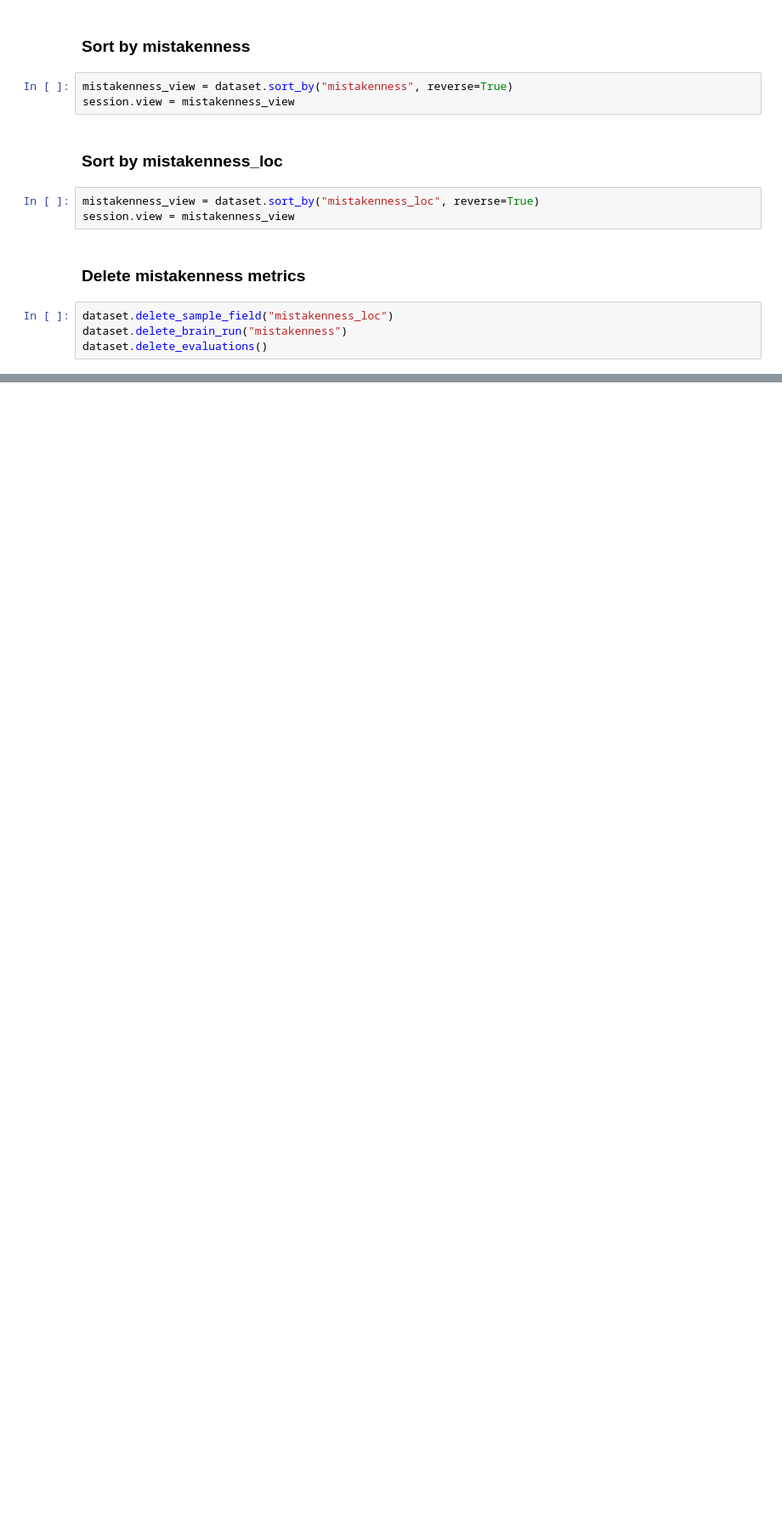
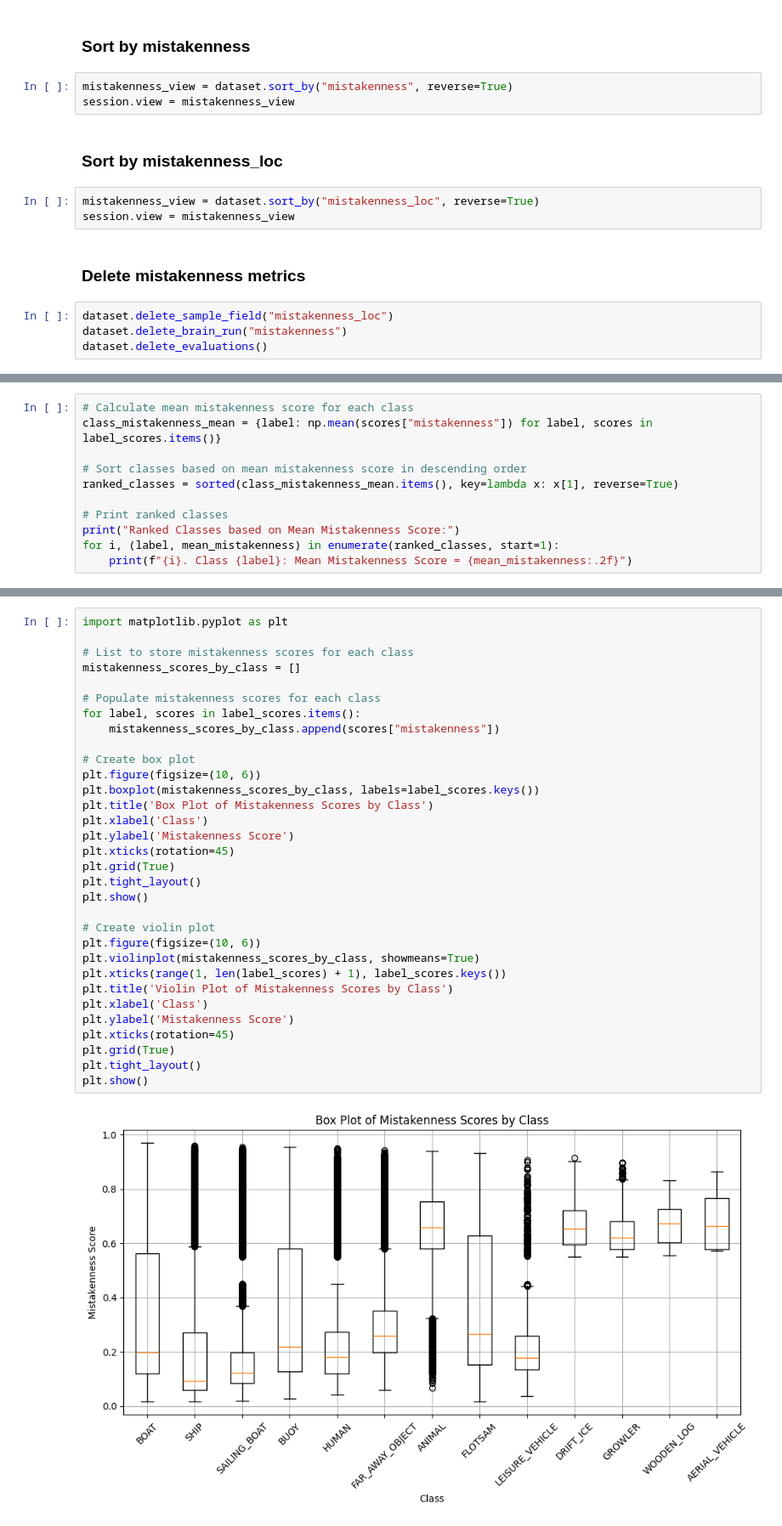
Before and after one commit to SEA-AI/seametrics, a Jupyter notebook: notebooks/compute_mistakenness.ipynb, the cells around one changed output, grey strips where cells are left out. Shown at 85% size. Drawn from its saved outputs; the diff is of its cells as text; blank space fills up the shorter version.

```diff
--- a/notebooks/compute_mistakenness.ipynb
+++ b/notebooks/compute_mistakenness.ipynb
@@ -162,0 +300,11 @@ dataset.delete_evaluations()
+# %%
+# Calculate mean mistakenness score for each class
+class_mistakenness_mean = {label: np.mean(scores["mistakenness"]) for label, scores in label_scores.items()}
+
+# Sort classes based on mean mistakenness score in descending order
+ranked_classes = sorted(class_mistakenness_mean.items(), key=lambda x: x[1], reverse=True)
+
+# Print ranked classes
+print("Ranked Classes based on Mean Mistakenness Score:")
+for i, (label, mean_mistakenness) in enumerate(ranked_classes, start=1):
+    print(f"{i}. Class {label}: Mean Mistakenness Score = {mean_mistakenness:.2f}")
@@ -162,0 +328,34 @@ dataset.delete_evaluations()
+# %%
+import matplotlib.pyplot as plt
+
+# List to store mistakenness scores for each class
+mistakenness_scores_by_class = []
+
+# Populate mistakenness scores for each class
+for label, scores in label_scores.items():
+    mistakenness_scores_by_class.append(scores["mistakenness"])
+
+# Create box plot
+plt.figure(figsize=(10, 6))
+plt.boxplot(mistakenness_scores_by_class, labels=label_scores.keys())
+plt.title('Box Plot of Mistakenness Scores by Class')
+plt.xlabel('Class')
+plt.ylabel('Mistakenness Score')
+plt.xticks(rotation=45)
+plt.grid(True)
+plt.tight_layout()
+plt.show()
+
+# Create violin plot
+plt.figure(figsize=(10, 6))
+plt.violinplot(mistakenness_scores_by_class, showmeans=True)
+plt.xticks(range(1, len(label_scores) + 1), label_scores.keys())
+plt.title('Violin Plot of Mistakenness Scores by Class')
+plt.xlabel('Class')
+plt.ylabel('Mistakenness Score')
+plt.xticks(rotation=45)
+plt.grid(True)
+plt.tight_layout()
+plt.show()
+# %% [output]
+[figure, added]
```
Also changed, not shown: parts of 12 cells of this notebook, 1 other file.
